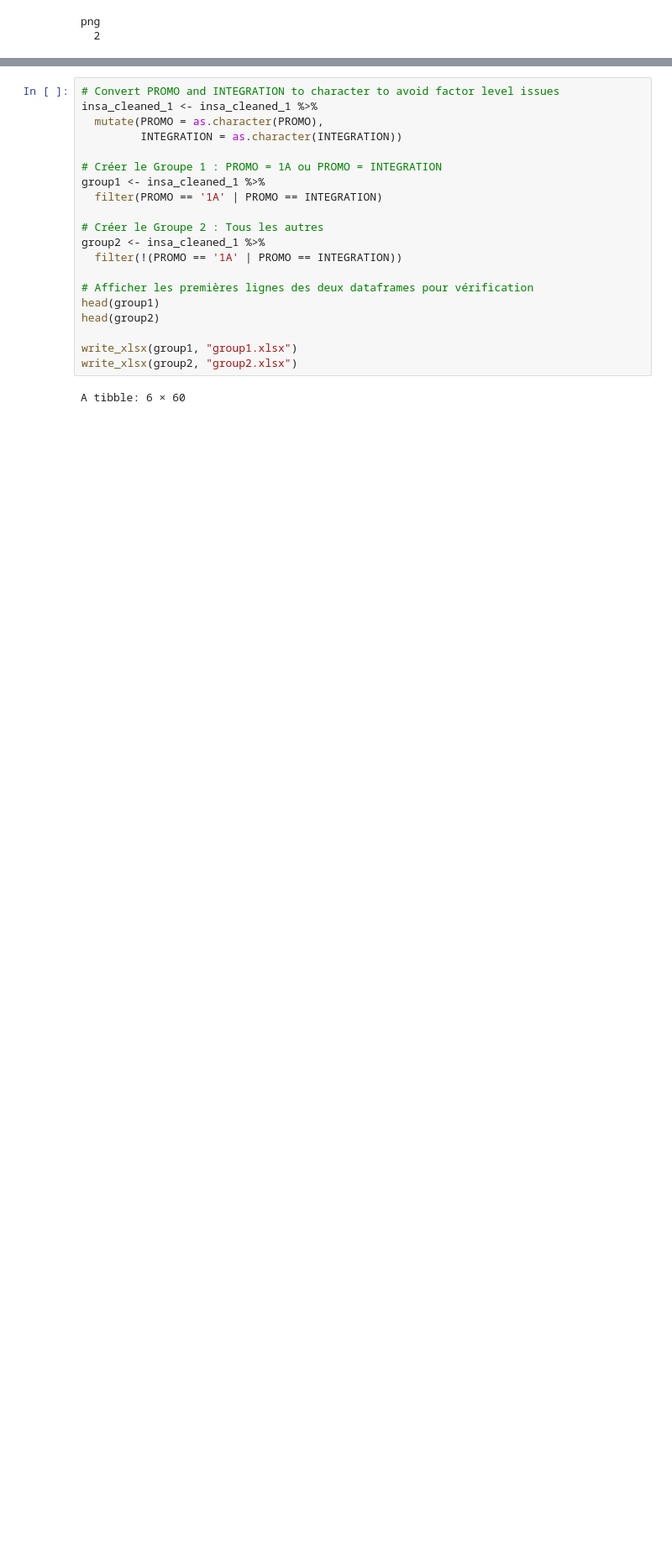
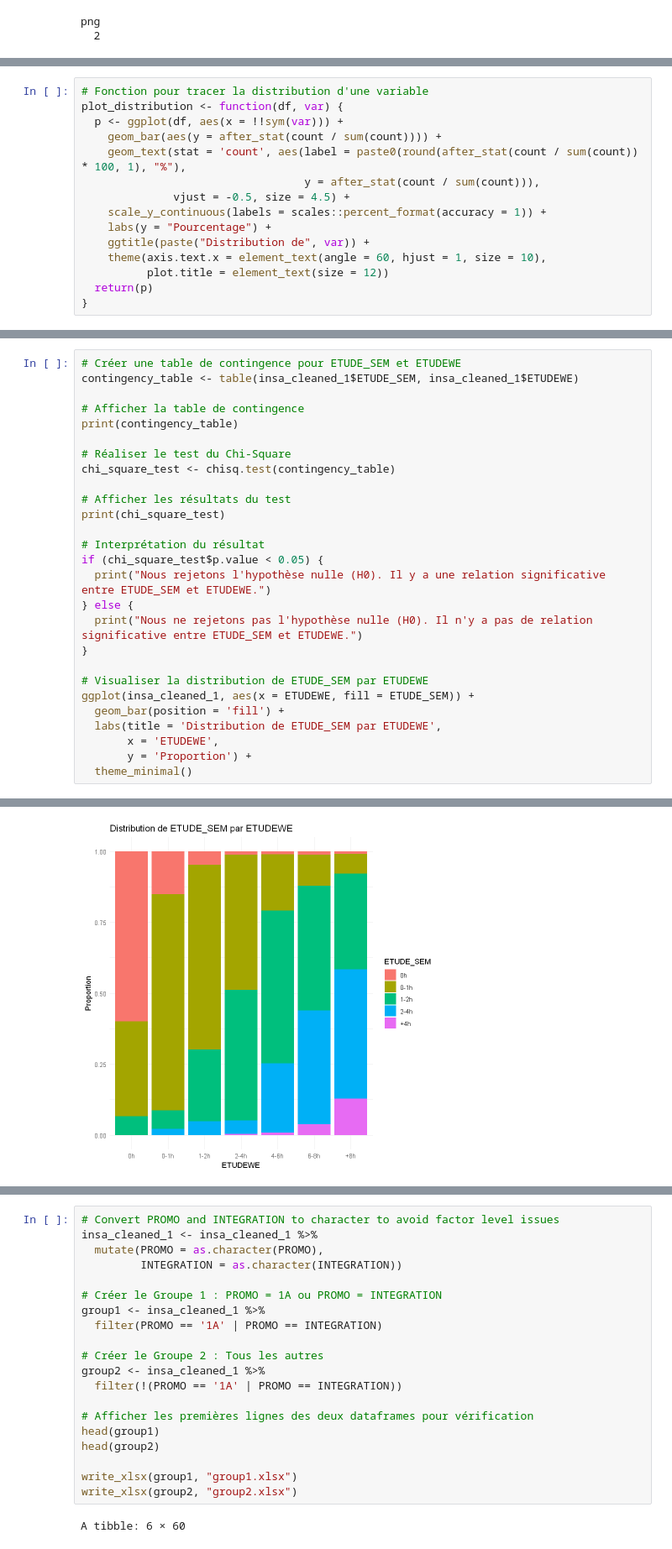
Before and after one commit to NaUl51/Stage_4A_Analyse-d-indicateurs-sur-la-vie-scolaire-et-extra-scolaire-des-l-ves-de-l-INSA-Toulouse-, a Jupyter notebook: Code_Luan_R.ipynb, the cells around one changed output, grey strips where cells are left out. Shown: that part at 84% size. Drawn from its saved outputs; the diff is of its cells as text; blank space fills up the shorter version.

```diff
--- a/Code_Luan_R.ipynb
+++ b/Code_Luan_R.ipynb
@@ -334,0 +352,15 @@ png
+# %%
+# Fonction pour tracer la distribution d'une variable
+plot_distribution <- function(df, var) {
+  p <- ggplot(df, aes(x = !!sym(var))) +
+    geom_bar(aes(y = after_stat(count / sum(count)))) +
+    geom_text(stat = 'count', aes(label = paste0(round(after_stat(count / sum(count)) * 100, 1), "%"),
+                                  y = after_stat(count / sum(count))),
+              vjust = -0.5, size = 4.5) +
+    scale_y_continuous(labels = scales::percent_format(accuracy = 1)) +
+    labs(y = "Pourcentage") +
+    ggtitle(paste("Distribution de", var)) +
+    theme(axis.text.x = element_text(angle = 60, hjust = 1, size = 10),
+          plot.title = element_text(size = 12))
+  return(p)
+}
@@ -334,0 +598,28 @@ png
+# %%
+# Créer une table de contingence pour ETUDE_SEM et ETUDEWE
+contingency_table <- table(insa_cleaned_1$ETUDE_SEM, insa_cleaned_1$ETUDEWE)
+
+# Afficher la table de contingence
+print(contingency_table)
+
+# Réaliser le test du Chi-Square
+chi_square_test <- chisq.test(contingency_table)
+
+# Afficher les résultats du test
+print(chi_square_test)
+
+# Interprétation du résultat
+if (chi_square_test$p.value < 0.05) {
+  print("Nous rejetons l'hypothèse nulle (H0). Il y a une relation significative entre ETUDE_SEM et ETUDEWE.")
+} else {
+  print("Nous ne rejetons pas l'hypothèse nulle (H0). Il n'y a pas de relation significative entre ETUDE_SEM et ETUDEWE.")
+}
+
+# Visualiser la distribution de ETUDE_SEM par ETUDEWE
+ggplot(insa_cleaned_1, aes(x = ETUDEWE, fill = ETUDE_SEM)) +
+  geom_bar(position = 'fill') +
+  labs(title = 'Distribution de ETUDE_SEM par ETUDEWE',
+       x = 'ETUDEWE',
+       y = 'Proportion') +
+  theme_minimal()
+# %% [output]
@@ -334,0 +640 @@ png
+[figure, added]
```
Also changed, not shown: parts of 90 cells of this notebook, 11 other files.
